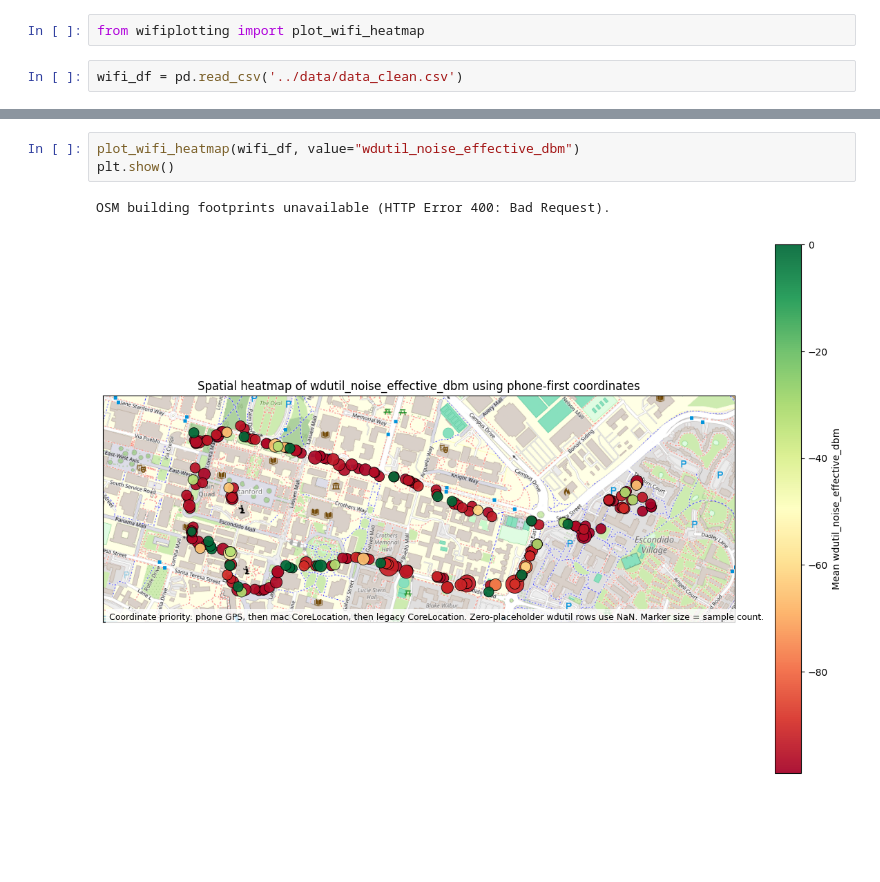
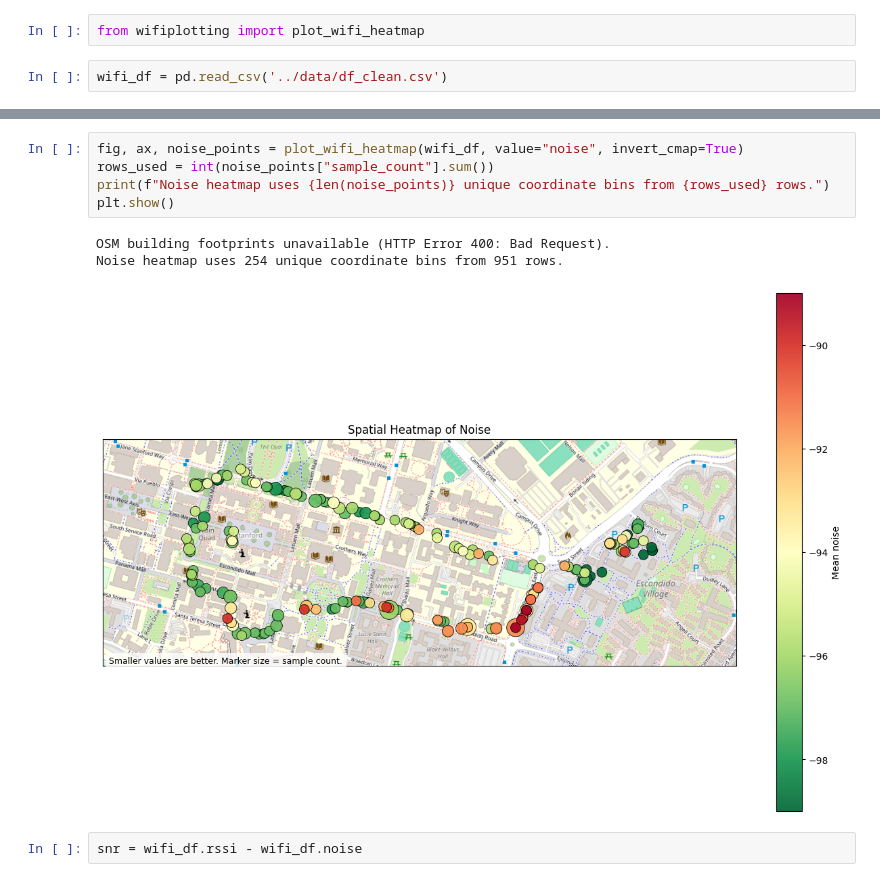
Before and after one commit to kevinzluo/where-my-wifi, a Jupyter notebook: code/eda.ipynb, the cells around one changed output, grey strips where cells are left out. Saved outputs shown, nothing was run; the diff lists cells and outputs as text; blank space fills up the shorter version.

Commit message:
added major plotting functionality, significant data cleaning to something directly usable

```diff
--- a/code/eda.ipynb
+++ b/code/eda.ipynb
@@ -8,7 +8,7 @@ from matplotlib.collections import PolyCollection
 # %%
 from wifiplotting import plot_wifi_heatmap
 # %%
-wifi_df = pd.read_csv('../data/data_clean.csv')
+wifi_df = pd.read_csv('../data/df_clean.csv')
 # %%
 wifi_df.head(5)
 # %% [output]
@@ -31,6 +30,11 @@ RSSI heatmap uses 240 unique coordinate bins from 897 rows with both selected co
 # %%
-plot_wifi_heatmap(wifi_df, value="wdutil_noise_effective_dbm")
+fig, ax, noise_points = plot_wifi_heatmap(wifi_df, value="noise", invert_cmap=True)
+rows_used = int(noise_points["sample_count"].sum())
+print(f"Noise heatmap uses {len(noise_points)} unique coordinate bins from {rows_used} rows.")
 plt.show()
 # %% [output]
 OSM building footprints unavailable (HTTP Error 400: Bad Request).
+Noise heatmap uses 254 unique coordinate bins from 951 rows.
-[figure, old version]
+[figure, new version]
+# %%
+snr = wifi_df.rssi - wifi_df.noise
```
Also changed, not shown: parts of 3 cells of this notebook, 4 other files.
